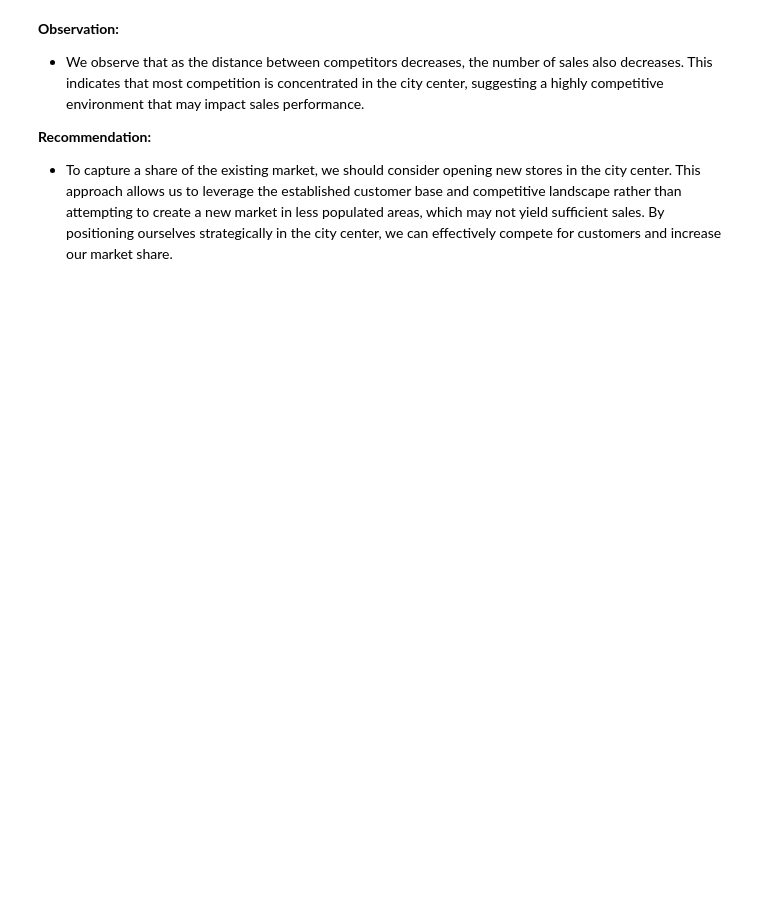
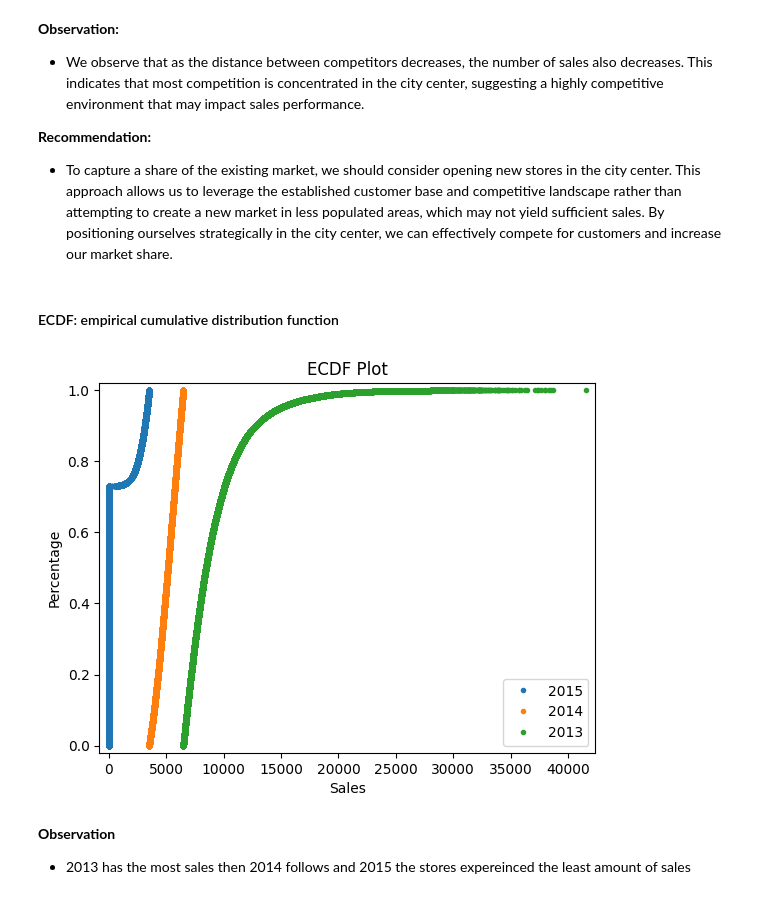
Before and after one commit to Yosef-ft/Sales_Predictive_Model, a Jupyter notebook: notebook/EDA.ipynb, the cells around one changed output. Drawn from its saved outputs; the diff is of its cells as text; code cells hidden in the pictures; blank space fills up the shorter version.

Commit message:
Added distribution analysis using ECDF

```diff
--- a/notebook/EDA.ipynb
+++ b/notebook/EDA.ipynb
@@ -356,3 +358,19 @@ plotting.competition_sales(store_sales)
 
 **Recommendation:**
 - To capture a share of the existing market, we should consider opening new stores in the city center. This approach allows us to leverage the established customer base and competitive landscape rather than attempting to create a new market in less populated areas, which may not yield sufficient sales. By positioning ourselves strategically in the city center, we can effectively compete for customers and increase our market share.
+# %% [markdown]
+#### ECDF: empirical cumulative distribution function
+# %%
+# Plotting sales to understand the distribution of sales per year
+years = train['Date'].dt.year.unique()
+
+for year in years:
+    plotting.plot_ecdf(train[train['Date'].dt.year == year]['Sales'])
+
+plt.legend(labels = years)
+plt.show()
+# %% [output]
+[figure, added]
+# %% [markdown]
+**Observation**
+- 2013 has the most sales then 2014 follows and 2015 the stores expereinced the least amount of sales
```
Also changed, not shown: parts of 14 cells of this notebook, 2 other files.
